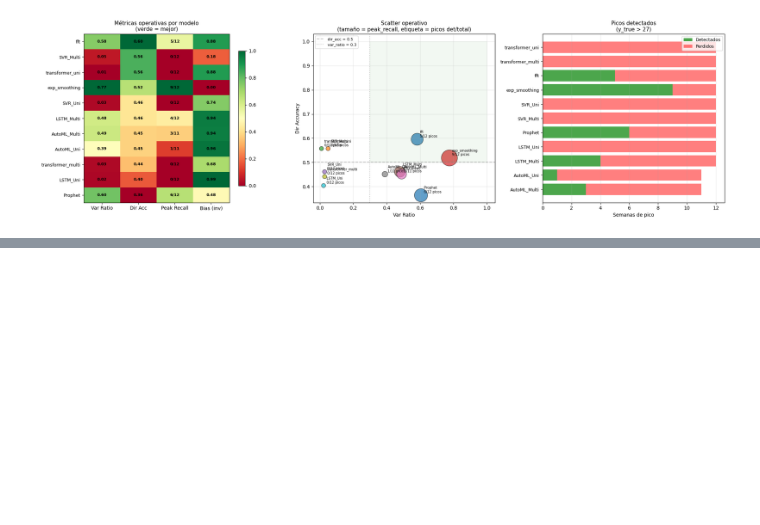
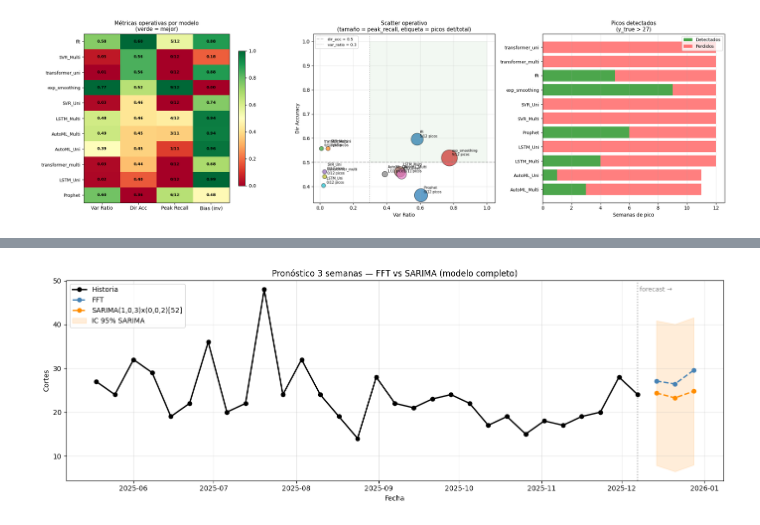
Before and after one commit to nataliamarinn/series_de_tiempo_austral, a Jupyter notebook: TP2_series_grupo_3.ipynb, the cells around one changed output, grey strips where cells are left out. Cells and saved outputs as stored; diff of their text form; code cells hidden in the pictures; blank space fills up the shorter version.

```diff
--- a/TP2_series_grupo_3.ipynb
+++ b/TP2_series_grupo_3.ipynb
@@ -298,0 +419,83 @@ plt.show()
+# %%
+import pandas as pd
+import numpy as np
+import matplotlib.pyplot as plt
+from darts import TimeSeries
+from darts.models import FFT
+from statsmodels.tsa.statespace.sarimax import SARIMAX
+
+H = 3  # semanas a pronosticar
+
+# ── serie completa ───────────────────────────────────────────────────
+df_orig = pd.read_csv("completo.csv",
+                       parse_dates=['Semana'],
+                       index_col='Semana',
+                       decimal=',')
+df_orig.index.freq = 'W'
+serie_completa = df_orig['Cortes'].dropna()
+
+# ── FFT (Darts) ──────────────────────────────────────────────────────
+ts_full = TimeSeries.from_series(serie_completa)
+
+fft_model = FFT()
+fft_model.fit(ts_full)
+fft_fc = fft_model.predict(H)
+
+fft_dates = pd.date_range(
+    start=serie_completa.index[-1] + pd.Timedelta(weeks=1),
+    periods=H, freq='W'
+)
+fft_vals = fft_fc.values().flatten()
+
+# ── SARIMA ───────────────────────────────────────────────────────────
+sarima_model = SARIMAX(
+    serie_completa,
+    order=(1, 0, 3),
+    seasonal_order=(0, 0, 2, 52),
+    trend="c",
+    enforce_stationarity=False,
+    enforce_invertibility=False
+).fit(disp=False)
+
+sarima_fc = sarima_model.get_forecast(steps=H)
+sarima_vals = sarima_fc.predicted_mean.values
+sarima_ci   = sarima_fc.conf_int(alpha=0.05)
+
+# ── plot ─────────────────────────────────────────────────────────────
+fig, ax = plt.subplots(figsize=(14, 5))
+
+# últimas 30 semanas de historia para contexto
+hist = serie_completa.iloc[-30:]
+ax.plot(hist.index, hist.values, 'k-o', lw=2, label='Historia', zorder=10)
+
+# FFT forecast
+ax.plot(fft_dates, fft_vals, 'o--', color='steelblue', lw=2, label='FFT')
+
+# SARIMA forecast + intervalo de confianza
+ax.plot(fft_dates, sarima_vals, 'o--', color='darkorange', lw=2, label='SARIMA(1,0,3)x(0,0,2)[52]')
+ax.fill_between(fft_dates,
+                sarima_ci.iloc[:, 0],
+                sarima_ci.iloc[:, 1],
+                color='darkorange', alpha=0.15, label='IC 95% SARIMA')
+
+# separador historia / forecast
+ax.axvline(serie_completa.index[-1], color='gray', linestyle=':', alpha=0.7)
+ax.text(serie_completa.index[-1], ax.get_ylim()[1]*0.95,
+        ' forecast →', fontsize=9, color='gray')
+
+ax.set_title(f'Pronóstico {H} semanas — FFT vs SARIMA (modelo completo)')
+ax.set_xlabel('Fecha')
+ax.set_ylabel('Cortes')
+ax.legend()
+ax.grid(True, alpha=0.3)
+plt.tight_layout()
+plt.show()
+
+# ── tabla resumen ────────────────────────────────────────────────────
+fc_tabla = pd.DataFrame({
+    'semana': fft_dates,
+    'FFT': fft_vals.round(1),
+    'SARIMA': sarima_vals.round(1)
+})
+print(fc_tabla.to_string(index=False))
+# %% [output]
@@ -298,0 +507 @@ plt.show()
+[figure, added]
```
Also changed, not shown: parts of 13 cells of this notebook.
